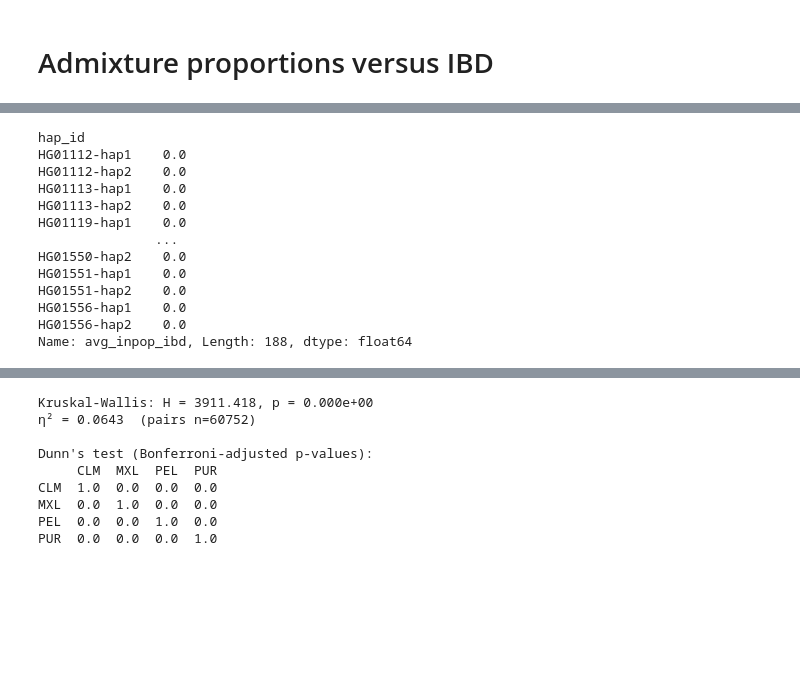
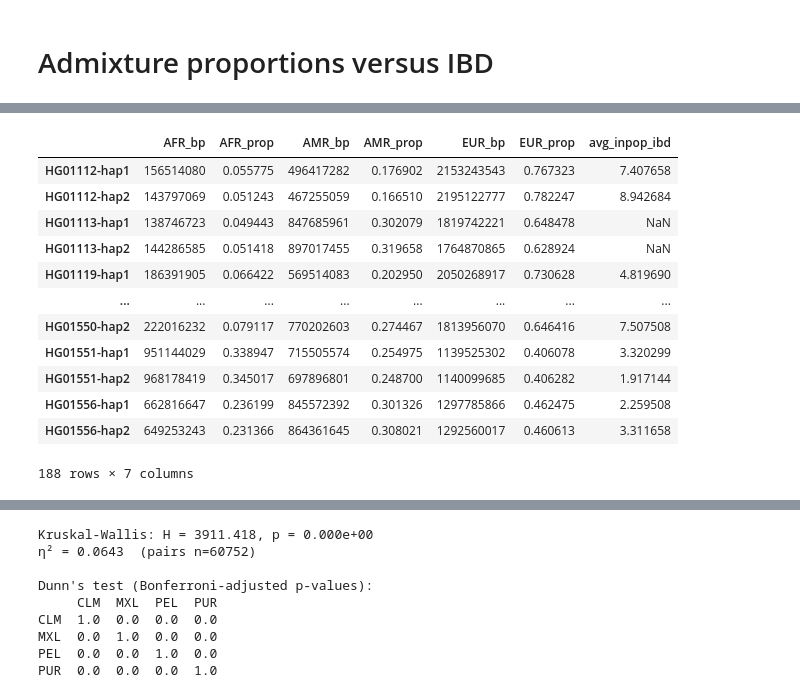
Before and after one commit to abigailkuntzleman-811/source_pops_amr, a Jupyter notebook: Chapter_1.ipynb, the cells around one changed output, grey strips where cells are left out. Drawn from its saved outputs; the diff is of its cells as text; code cells hidden in the pictures; blank space fills up the shorter version.

```diff
--- a/Chapter_1.ipynb
+++ b/Chapter_1.ipynb
@@ -755,15 +702,30 @@ all_ibd
 # %%
+'''this takes the continental ancestry calls and the IBD, and
+returns a dataframe with the continental calls and proportions per-haplotype, and then the
+average in-pop IBD
+'''
 def get_props(pop_df, combo_dict, pop):
     pop_df = pop_df.copy()
     pop_df['seg_len'] = pop_df['end'] - pop_df['start']
+    pop_df['hap_id'] = pop_df['name'].astype(str) + '-' + pop_df['haplotype'].astype(str)
 
     # ── Haplotype-level ancestry proportions ─────────────────────────────────
-    pop_df['hap_id'] = pop_df['name'].astype(str) + '-' + pop_df['haplotype'].astype(str)
+    # For each haplotype, add up how many bp belong to each ancestry,
+    # then divide by that haplotype's total bp to get proportions.
+    rows = {}
+    for hap_id, group in pop_df.groupby('hap_id'):
+        bp_per_ancestry = group.groupby('ancestry')['seg_len'].sum()
+        total_bp = bp_per_ancestry.sum()
 
-    hap_ancestry = pop_df.groupby(['hap_id', 'ancestry'])['seg_len'].sum()
-    wide = hap_ancestry.unstack(fill_value=0)
-    prop = wide.div(wide.sum(axis=1), axis=0)
-    wide_prop = wide.add_suffix('_bp').join(prop.add_suffix('_prop'))
+        row = {}
+        for ancestry, bp in bp_per_ancestry.items():
+            row[f'{ancestry}_bp'] = bp
+            row[f'{ancestry}_prop'] = bp / total_bp
+        rows[hap_id] = row
+
+    # Turn the dict of rows into a dataframe (one row per haplotype).
+    # fillna(0) covers haplotypes missing a given ancestry entirely.
+    wide_prop = pd.DataFrame.from_dict(rows, orient='index').fillna(0)
 
     # ── Haplotype-level IBD from combo_dict ───────────────────────────────────
     pop_key = f'{pop}_{pop}'
@@ -784,9 +746,14 @@ def get_props(pop_df, combo_dict, pop):
         ibd_sums[h1] = ibd_sums.get(h1, 0) + cm
         ibd_sums[h2] = ibd_sums.get(h2, 0) + cm
 
+    # combo_dict uses "ID-1"/"ID-2"; wide_prop uses "ID-hap1"/"ID-hap2" — align them
+    ibd_sums = {
+        f"{h.rsplit('-', 1)[0]}-hap{h.rsplit('-', 1)[1]}": v
+        for h, v in ibd_sums.items()
+    }
+
     ibd_series = pd.Series(ibd_sums) / (n_haps - 1)
     ibd_series.name = 'avg_inpop_ibd'
 
     wide_prop = wide_prop.join(ibd_series)
-    wide_prop['avg_inpop_ibd'] = wide_prop['avg_inpop_ibd'].fillna(0)
     return wide_prop
@@ -840,19 +801,19 @@ clm_prop = get_props(clm_df, combo_dict,'CLM')
 # %%
-clm_prop['avg_inpop_ibd']
+clm_prop
 # %% [output]
+|  | AFR_bp | AFR_prop | AMR_bp | AMR_prop | EUR_bp | EUR_prop | avg_inpop_ibd |
+| HG01112-hap1 | 156514080 | 0.055775 | 496417282 | 0.176902 | 2153243543 | 0.767323 | 7.407658 |
+| HG01112-hap2 | 143797069 | 0.051243 | 467255059 | 0.166510 | 2195122777 | 0.782247 | 8.942684 |
+| HG01113-hap1 | 138746723 | 0.049443 | 847685961 | 0.302079 | 1819742221 | 0.648478 | NaN |
+| HG01113-hap2 | 144286585 | 0.051418 | 897017455 | 0.319658 | 1764870865 | 0.628924 | NaN |
+| HG01119-hap1 | 186391905 | 0.066422 | 569514083 | 0.202950 | 2050268917 | 0.730628 | 4.819690 |
+| ... | ... | ... | ... | ... | ... | ... | ... |
+| HG01550-hap2 | 222016232 | 0.079117 | 770202603 | 0.274467 | 1813956070 | 0.646416 | 7.507508 |
+| HG01551-hap1 | 951144029 | 0.338947 | 715505574 | 0.254975 | 1139525302 | 0.406078 | 3.320299 |
+| HG01551-hap2 | 968178419 | 0.345017 | 697896801 | 0.248700 | 1140099685 | 0.406282 | 1.917144 |
+| HG01556-hap1 | 662816647 | 0.236199 | 845572392 | 0.301326 | 1297785866 | 0.462475 | 2.259508 |
+| HG01556-hap2 | 649253243 | 0.231366 | 864361645 | 0.308021 | 1292560017 | 0.460613 | 3.311658 |
-hap_id
-HG01112-hap1    0.0
-HG01112-hap2    0.0
-HG01113-hap1    0.0
-HG01113-hap2    0.0
-HG01119-hap1    0.0
-               ...
-HG01550-hap2    0.0
-HG01551-hap1    0.0
-HG01551-hap2    0.0
-HG01556-hap1    0.0
-HG01556-hap2    0.0
-Name: avg_inpop_ibd, Length: 188, dtype: float64
+188 rows × 7 columns
 # %%
 def admix_prop_vs_ibd(admix_prop_pop, x_label):
     pop_data = {
```
Also changed, not shown: parts of 43 cells of this notebook.
